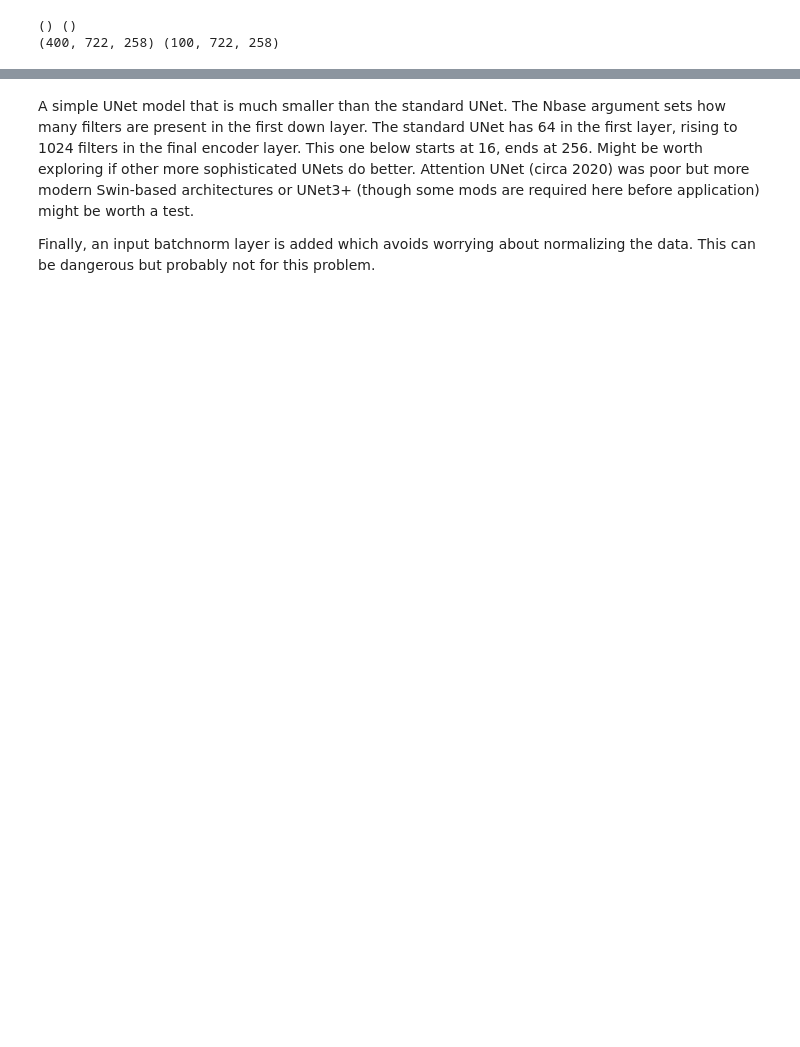
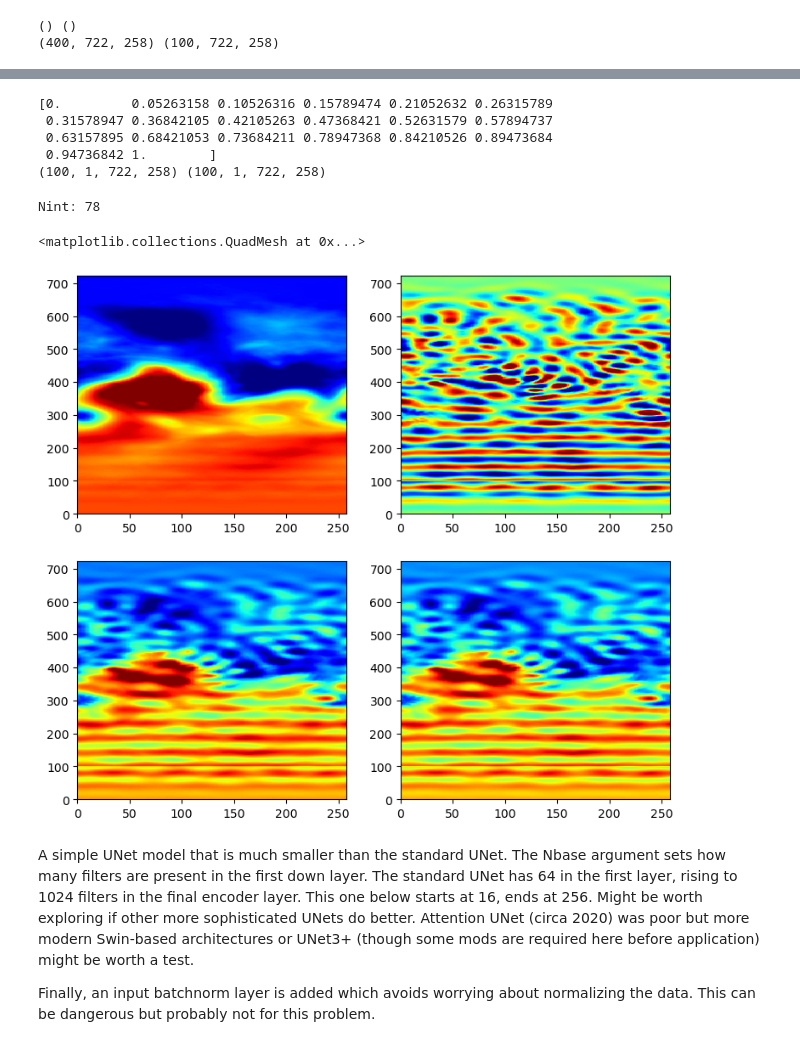
Before and after one commit to aetherks/TideExtract, a Jupyter notebook: TideInterp.ipynb, the cells around one changed output, grey strips where cells are left out. Drawn from its saved outputs; the diff is of its cells as text; code cells hidden in the pictures; blank space fills up the shorter version.

```diff
--- a/TideInterp.ipynb
+++ b/TideInterp.ipynb
@@ -195,0 +133,2 @@ print(x.shape, y.shape)
+# %%
+Ntest = inp.shape[0]
@@ -196,3 +146,44 @@ print(x.shape, y.shape)
+# %%
+
+Nsteps = 20
+#alphas is our fake time
+alphas = np.linspace(0,1,Nsteps)
+print(alphas)
+def interp(inp, out, step, alphas = alphas):
+    #print(alphas.shape, step, inp.shape, out.shape)
+    return inp * (1-alphas[step]) + out * (alphas[step]),\
+           inp * (1-alphas[step+1]) + out * (alphas[step+1]),\
+           alphas[step]
+print(inp.shape, out_test.shape)
+# %% [output]
+[0.         0.05263158 0.10526316 0.15789474 0.21052632 0.26315789
+ 0.31578947 0.36842105 0.42105263 0.47368421 0.52631579 0.57894737
+ 0.63157895 0.68421053 0.73684211 0.78947368 0.84210526 0.89473684
+ 0.94736842 1.        ]
+(100, 1, 722, 258) (100, 1, 722, 258)
+# %%
+#Nint = np.random.randint(0,Nsteps); print(f'Nint: {Nint}')
+Nstep_int = 6
+inter_step, inter_step1, time_step = interp(inp.squeeze(), out_test.squeeze(), Nstep_int)
+fig, axs = plt.subplots(2,2, figsize = (9,8))
+
+Nint = np.random.randint(Ntest)
+print(f'Nint: {Nint}')
+inp0, out0, interp0, interp1 = inp.squeeze()[Nint,:,:],\
+                               out_test.squeeze()[Nint,:,:],\
+                               inter_step.squeeze()[Nint,:,:],\
+                               inter_step1.squeeze()[Nint,:,:]
+cmap = 'jet'
+lims = [-2, 2]
+ax = axs.ravel()
+ax[0].pcolormesh(inp0, cmap = cmap, vmin = lims[0], vmax = lims[1])
+ax[1].pcolormesh(out0, cmap = cmap, vmin = lims[0], vmax = lims[1])
+ax[2].pcolormesh(interp0, cmap = cmap, vmin = lims[0], vmax = lims[1])
+ax[3].pcolormesh(interp1, cmap = cmap, vmin = lims[0], vmax = lims[1])
+# %% [output]
+Nint: 78
+<matplotlib.collections.QuadMesh at 0x...>
+[figure, added]
 # %% [markdown]
 A simple UNet model that is much smaller than the standard UNet. The Nbase argument sets how many filters are present in the first down layer. The standard UNet has 64 in the first layer, rising to 1024 filters in the final encoder layer. This one below starts at 16, ends at 256. Might be worth exploring if other more sophisticated UNets do better. Attention UNet (circa 2020) was poor but more modern Swin-based architectures or UNet3+ (though some mods are required here before application) might be worth a test.
 
```
Also changed, not shown: parts of 23 cells of this notebook.
